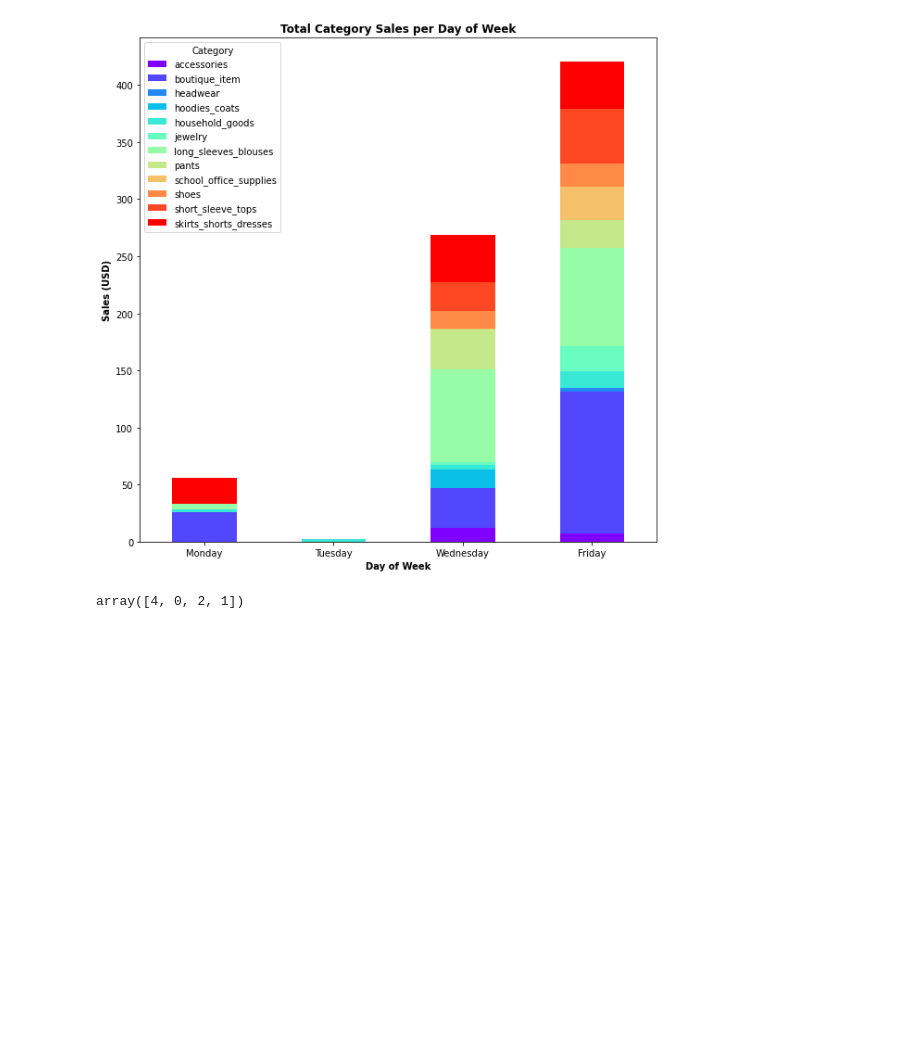
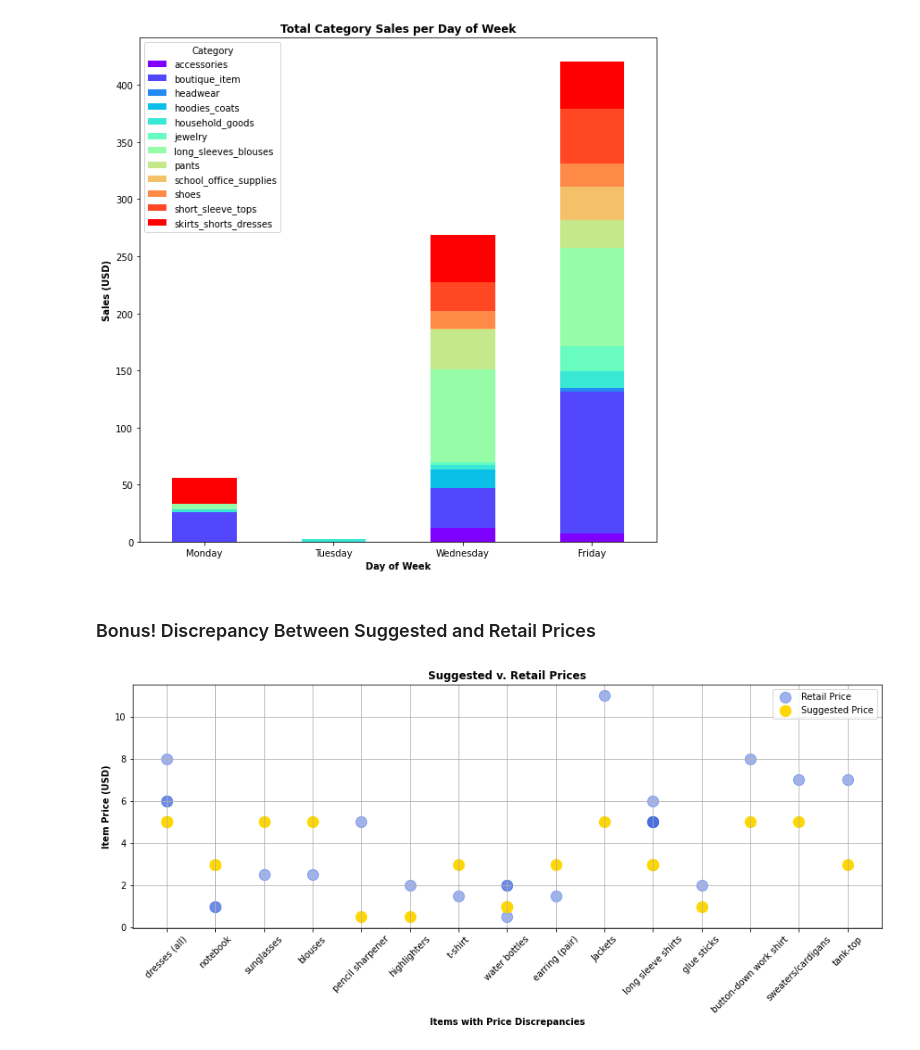
Before and after one commit to shraddha1803/ARS_DataAnalytics, a Jupyter notebook: Day-of-Week-Analysis/Sales_Analysis.ipynb, the cells around one changed output. Cells and saved outputs as stored; diff of their text form; code cells hidden in the pictures; blank space fills up the shorter version.

```diff
--- a/Day-of-Week-Analysis/Sales_Analysis.ipynb
+++ b/Day-of-Week-Analysis/Sales_Analysis.ipynb
@@ -139,8 +141,22 @@ plt.title('Total Category Sales per Day of Week', fontweight = 'bold')
 plt.show()
 # %% [output]
 [figure]
-# %%
-df.replace({1:0})
-df['Day of Week'].unique()
-# %% [output]
-array([4, 0, 2, 1])
+# %% [markdown]
+### Bonus! Discrepancy Between Suggested and Retail Prices
+# %%
+df2 = df[df['Suggested Price'].notna()]
+df2['Price Discrepancy'] = df2['Total Price'] - df2['Suggested Price']
+df2 = df2.loc[df2['Price Discrepancy'] != 0]
+
+plt.figure(figsize=(15,5))
+plt.xticks(rotation = 45)
+plt.grid(1)
+plt.xlabel('Items with Price Discrepancies', fontweight = 'bold')
+plt.ylabel('Item Price (USD)', fontweight = 'bold')
+plt.title('Suggested v. Retail Prices', fontweight = 'bold')
+plt.scatter(df2['Item'], df2['Total Price'], color = 'royalblue', alpha = 0.5, s = 150)
+plt.scatter(df2['Item'], df2['Suggested Price'], color = 'gold', s = 150)
+plt.legend(['Retail Price', 'Suggested Price'])
+plt.show()
+# %% [output]
+[figure, added]
```
Also changed, not shown: parts of 15 cells of this notebook.
